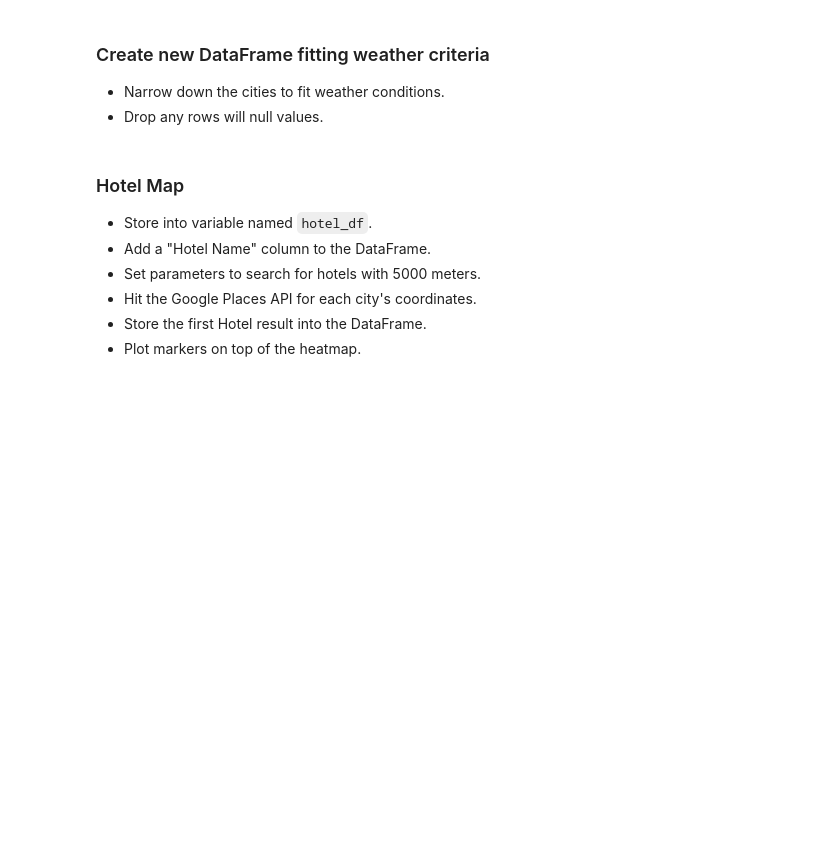
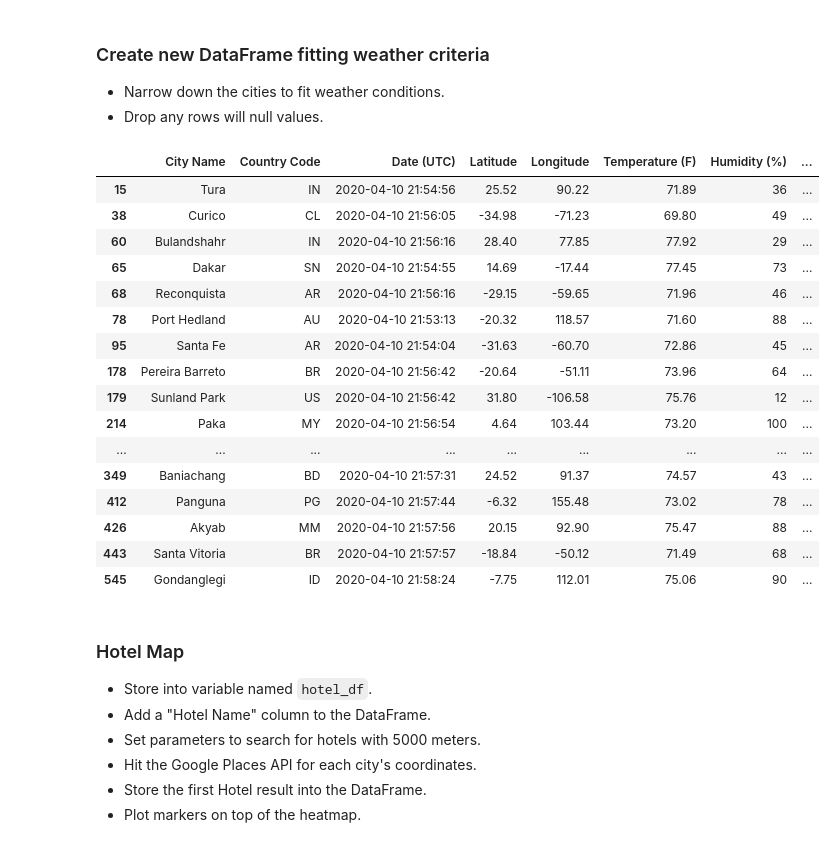
Before and after one commit to JeremyBrent/API_Challenge, a Jupyter notebook: Code/VacationPy.ipynb, the cells around one changed output. Drawn from its saved outputs; the diff is of its cells as text; code cells hidden in the pictures; blank space fills up the shorter version.

```diff
--- a/Code/VacationPy.ipynb
+++ b/Code/VacationPy.ipynb
@@ -19,5 +19,7 @@ from api_keys import g_key
 ### Store Part I results into DataFrame
 * Load the csv exported in Part I to a DataFrame
 # %%
-df = pd.read_csv(os.path.join("..","output_data","cities.csv"))
+df = pd.read_csv(os.path.join("..","output","cities.csv"))
+del df["Unnamed: 0"]
+df
 # %% [output]
@@ -34,6 +66,27 @@ KeyError: 0
 ### Create new DataFrame fitting weather criteria
 * Narrow down the cities to fit weather conditions.
 * Drop any rows will null values.
+# %%
+narrowed_city_df = df.loc[(df["Temperature (F)"]>=68.00) & (df["Temperature (F)"]<=78.00) & (df["Cloudiness (%)"] <= 5) & (df["Wind Speed (MPH)"] <= 10.00)]
+narrowed_city_df
+# %% [output]
+|  | City Name | Country Code | Date (UTC) | Latitude | Longitude | Temperature (F) | Humidity (%) | ... |
+| 15 | Tura | IN | 2020-04-10 21:54:56 | 25.52 | 90.22 | 71.89 | 36 | ... |
+| 38 | Curico | CL | 2020-04-10 21:56:05 | -34.98 | -71.23 | 69.80 | 49 | ... |
+| 60 | Bulandshahr | IN | 2020-04-10 21:56:16 | 28.40 | 77.85 | 77.92 | 29 | ... |
+| 65 | Dakar | SN | 2020-04-10 21:54:55 | 14.69 | -17.44 | 77.45 | 73 | ... |
+| 68 | Reconquista | AR | 2020-04-10 21:56:16 | -29.15 | -59.65 | 71.96 | 46 | ... |
+| 78 | Port Hedland | AU | 2020-04-10 21:53:13 | -20.32 | 118.57 | 71.60 | 88 | ... |
+| 95 | Santa Fe | AR | 2020-04-10 21:54:04 | -31.63 | -60.70 | 72.86 | 45 | ... |
+| 178 | Pereira Barreto | BR | 2020-04-10 21:56:42 | -20.64 | -51.11 | 73.96 | 64 | ... |
+| 179 | Sunland Park | US | 2020-04-10 21:56:42 | 31.80 | -106.58 | 75.76 | 12 | ... |
+| 214 | Paka | MY | 2020-04-10 21:56:54 | 4.64 | 103.44 | 73.20 | 100 | ... |
+| ... | ... | ... | ... | ... | ... | ... | ... | ... |
+| 349 | Baniachang | BD | 2020-04-10 21:57:31 | 24.52 | 91.37 | 74.57 | 43 | ... |
+| 412 | Panguna | PG | 2020-04-10 21:57:44 | -6.32 | 155.48 | 73.02 | 78 | ... |
+| 426 | Akyab | MM | 2020-04-10 21:57:56 | 20.15 | 92.90 | 75.47 | 88 | ... |
+| 443 | Santa Vitoria | BR | 2020-04-10 21:57:57 | -18.84 | -50.12 | 71.49 | 68 | ... |
+| 545 | Gondanglegi | ID | 2020-04-10 21:58:24 | -7.75 | 112.01 | 75.06 | 90 | ... |
 # %% [markdown]
 ### Hotel Map
 * Store into variable named `hotel_df`.
```
Also changed, not shown: parts of 8 cells of this notebook, 10 other files.
